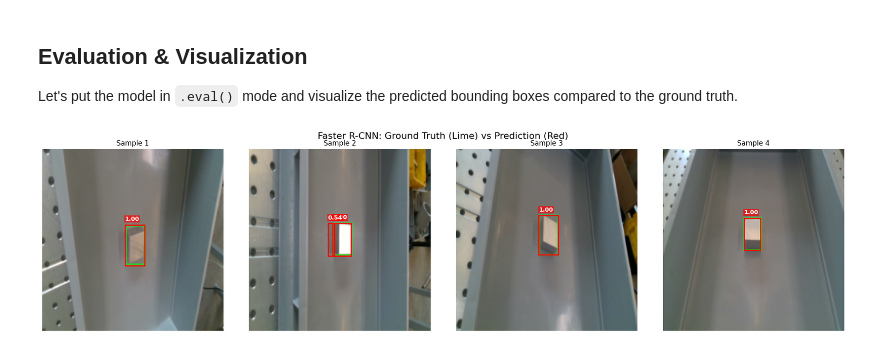
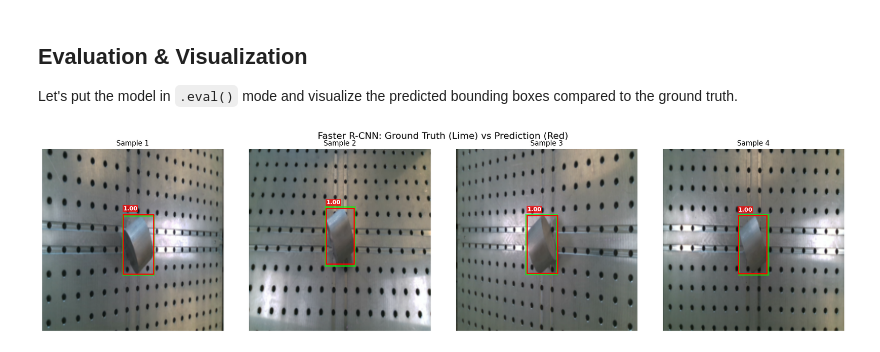
Before and after one commit to Eikthyrnir/uam-cv-sim-to-real-interpretability, a Jupyter notebook: DIMO_detection_sandbox.ipynb, the cells around one changed output. Saved outputs shown, nothing was run; the diff lists cells and outputs as text; code cells hidden in the pictures.

```diff
--- a/DIMO_detection_sandbox.ipynb
+++ b/DIMO_detection_sandbox.ipynb
@@ -299,20 +308,33 @@ from dimo_repo.scripts.dimo_loader import DimoLoader
 from pathlib import Path
 # %%
 # Set path to the extracted dimo dataset folder
-dimo_ds_path = Path('/content/dimo_small')
+# dimo_ds_path = Path('/content/dimo_small')
+dimo_ds_path = Path('/content/DIMO_experiment_subsets')
 # %%
 dimo_loader = DimoLoader()
 
-# Pass cameras=["real_d415"] to specify the folder to load instead of defaulting to real_jaigo
+# dimo_ds = dimo_loader.load(
+#     dimo_ds_path,
+#     cameras=[
+#         "real_d415",
+#         "real_jaigo",
+#         "real_l515",
+#       # exclude real_mvbluefox since this folder contains gray folder for gray images instead of rgb.
+#       # DimoLoader can't handle this and it's also easier to only train on rgb images
+#       #  "real_mvbluefox",
+#         "sim_jaigo"
+#     ])
+
 dimo_ds = dimo_loader.load(
     dimo_ds_path,
     cameras=[
-        "real_d415",
-        "real_jaigo",
-        "real_l515",
+        "real_only",
+        "sim_all",
       # exclude real_mvbluefox since this folder contains gray folder for gray images instead of rgb.
       # DimoLoader can't handle this and it's also easier to only train on rgb images
       #  "real_mvbluefox",
-        "sim_jaigo"
+        "sim_weak_dr",
+        "sim_strong_dr",
+        "mixed",
     ])
 # %% [output]
@@ -384,6 +381,9 @@ for cam_name, scenes in dimo_ds.items():
             img_id = img['id']
             img_path = str(img['path'])
             num_objects = len(img['objects'])
+
+            if not os.path.exists(img['path']):
+                continue
 
             image_data = {
                     'camera': cam_name,
@@ -597,6 +586,8 @@ for name, df in regimes.items():
                     new_file = os.path.join(new_scene_dir, file_name)
                     if not os.path.exists(new_file):
                         shutil.copy(orig_file, new_file)
+        else:
+            print(f"ERROR: no such file {orig_img_path}")
 
 # Copy the models directory
 models_src = os.path.join(dimo_ds_path, 'models')
@@ -902,7 +893,7 @@ fig, axes = plt.subplots(1, num_vis, figsize=(20, 5))
 with torch.no_grad():
     for i in range(num_vis):
         # Fetch some images from the dataset
-        img_t, target = detection_train_dataset[i + 300]
+        img_t, target = detection_train_dataset[i + 100]
 
         # Forward pass (expects a list of tensors)
         prediction = detection_model([img_t.to(device)])[0]
@@ -914,34 +905,34 @@ with torch.no_grad():
 
         # Draw Ground Truth (Lime, semi-transparent)
         for box in target['boxes']:
             xmin, ymin, xmax, ymax = box.numpy()
             rect = patches.Rectangle((xmin, ymin), xmax - xmin, ymax - ymin,
                                      linewidth=3, edgecolor='lime', facecolor='none', alpha=0.6)
             ax.add_patch(rect)
 
         # Draw Predictions (Red)
         boxes = prediction['boxes'].cpu().numpy()
         scores = prediction['scores'].cpu().numpy()
 
         # Filter by a confidence score threshold
         confidence_threshold = 0.5
         for box, score in zip(boxes, scores):
             if score > confidence_threshold:
                 xmin, ymin, xmax, ymax = box
                 rect = patches.Rectangle((xmin, ymin), xmax - xmin, ymax - ymin,
                                          linewidth=2, edgecolor='red', facecolor='none')
                 ax.add_patch(rect)
                 ax.text(xmin, ymin - 5, f"{score:.2f}", color='white', fontsize=10, fontweight='bold',
                         bbox=dict(facecolor='red', alpha=0.7, edgecolor='none', pad=1))
 
         ax.set_title(f"Sample {i+1}")
         ax.axis('off')
 
 plt.suptitle("Faster R-CNN: Ground Truth (Lime) vs Prediction (Red)", fontsize=16)
 plt.tight_layout()
 plt.show()
 # %% [output]
-[figure, old version]
+[figure, new version]
 # %%
 !pip install grad-cam
 # %% [output]
```
Also changed, not shown: parts of 14 cells of this notebook.
